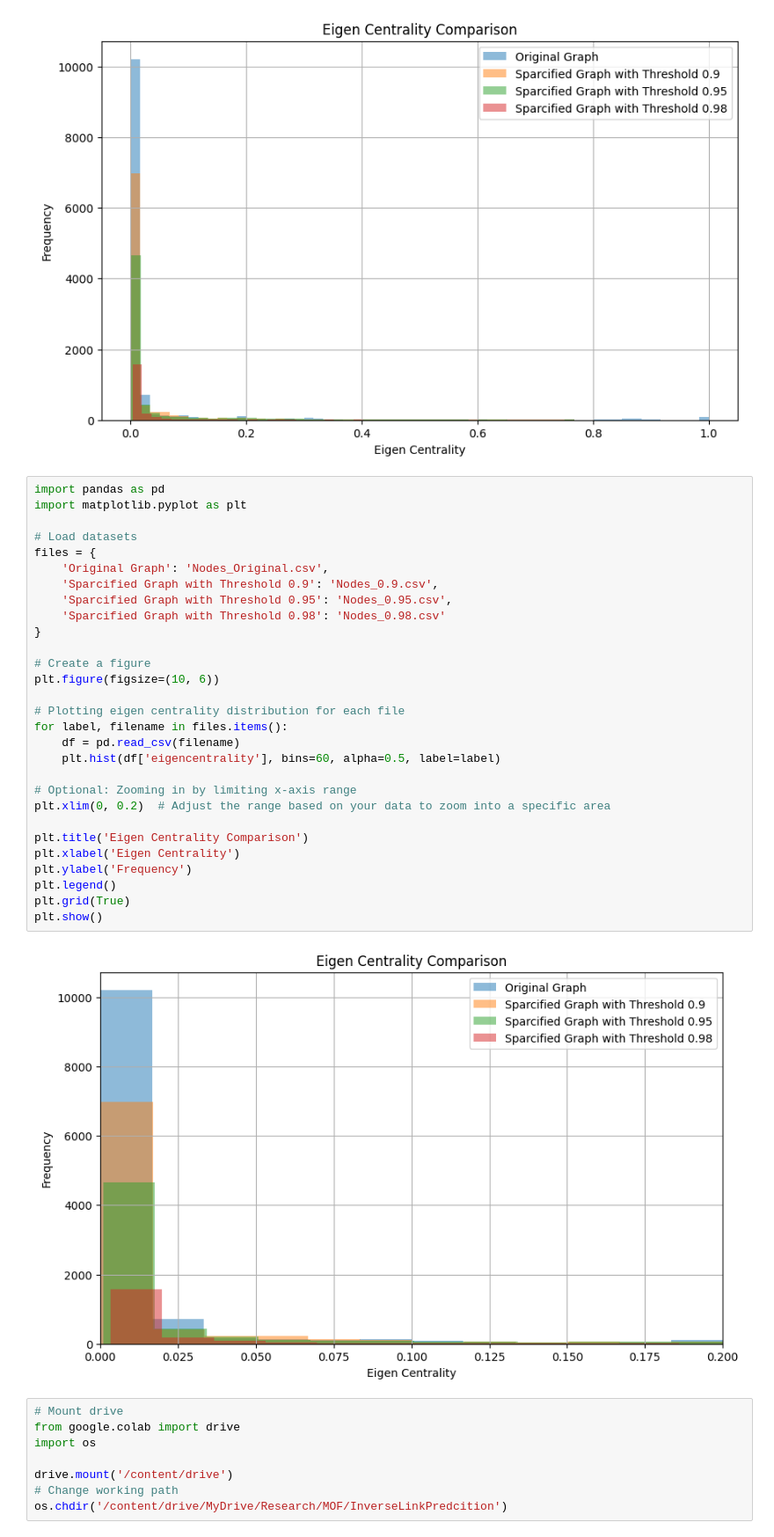
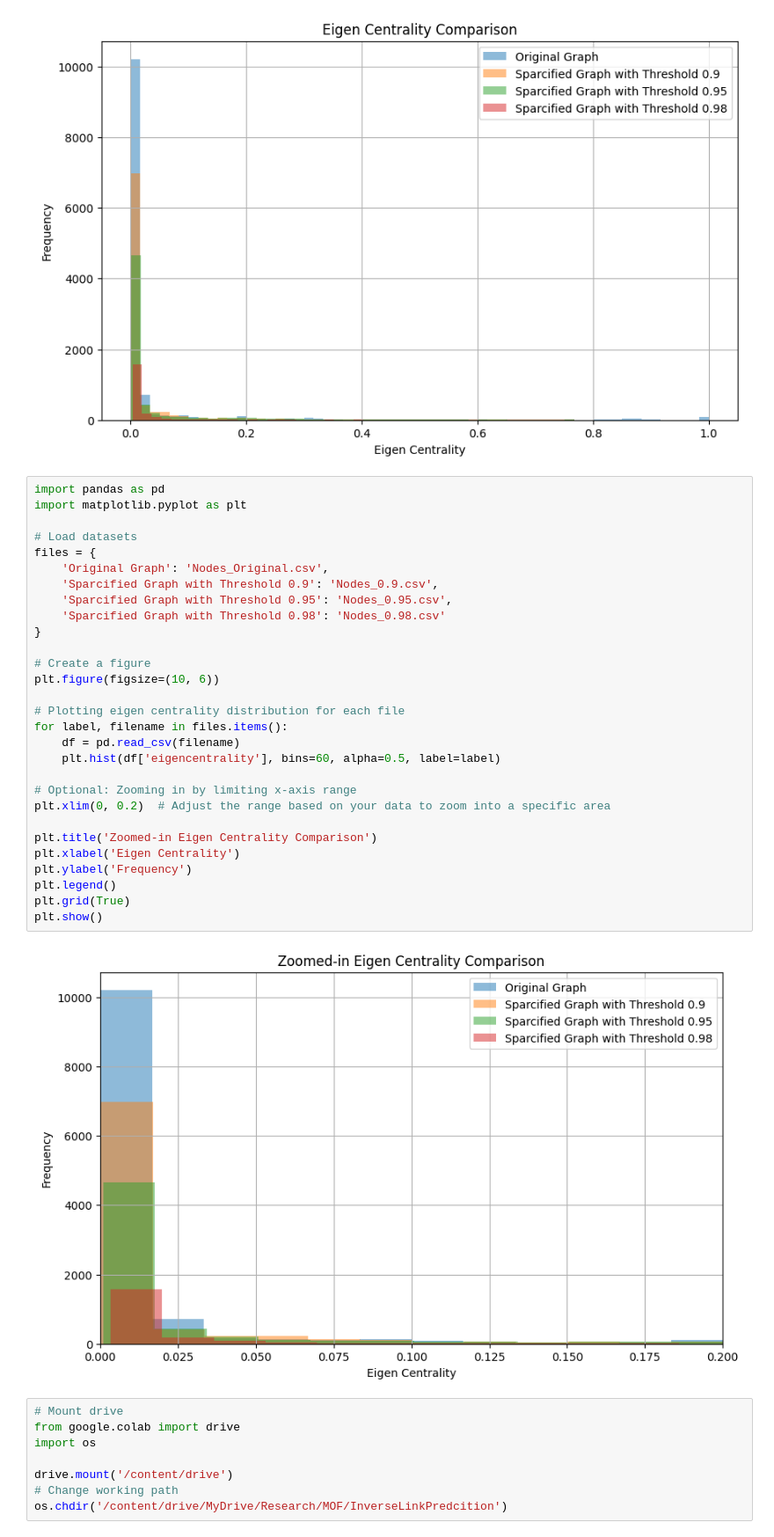
Before and after one commit to MehrdadJalali-AI/InverseLinkPredcition, a Jupyter notebook: Sparcification_Plots.ipynb, the cells around one changed output. Shown: that part at 88% size. Cells and saved outputs as stored; diff of their text form.

```diff
--- a/Sparcification_Plots.ipynb
+++ b/Sparcification_Plots.ipynb
@@ -421,34 +421,34 @@ plt.show()
 # %%
 import pandas as pd
 import matplotlib.pyplot as plt
 
 # Load datasets
 files = {
     'Original Graph': 'Nodes_Original.csv',
     'Sparcified Graph with Threshold 0.9': 'Nodes_0.9.csv',
     'Sparcified Graph with Threshold 0.95': 'Nodes_0.95.csv',
     'Sparcified Graph with Threshold 0.98': 'Nodes_0.98.csv'
 }
 
 # Create a figure
 plt.figure(figsize=(10, 6))
 
 # Plotting eigen centrality distribution for each file
 for label, filename in files.items():
     df = pd.read_csv(filename)
     plt.hist(df['eigencentrality'], bins=60, alpha=0.5, label=label)
 
 # Optional: Zooming in by limiting x-axis range
 plt.xlim(0, 0.2)  # Adjust the range based on your data to zoom into a specific area
 
-plt.title('Eigen Centrality Comparison')
+plt.title('Zoomed-in Eigen Centrality Comparison')
 plt.xlabel('Eigen Centrality')
 plt.ylabel('Frequency')
 plt.legend()
 plt.grid(True)
 plt.show()
 # %% [output]
-[figure, old version]
+[figure, new version]
 # %%
 # Mount drive
 from google.colab import drive
```
